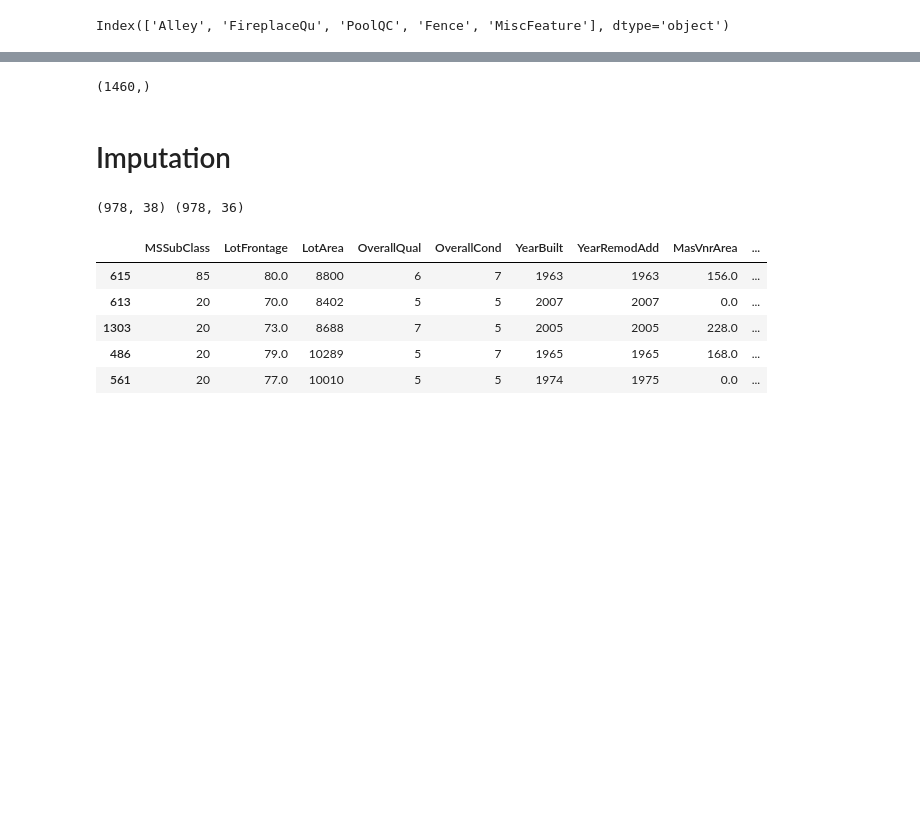
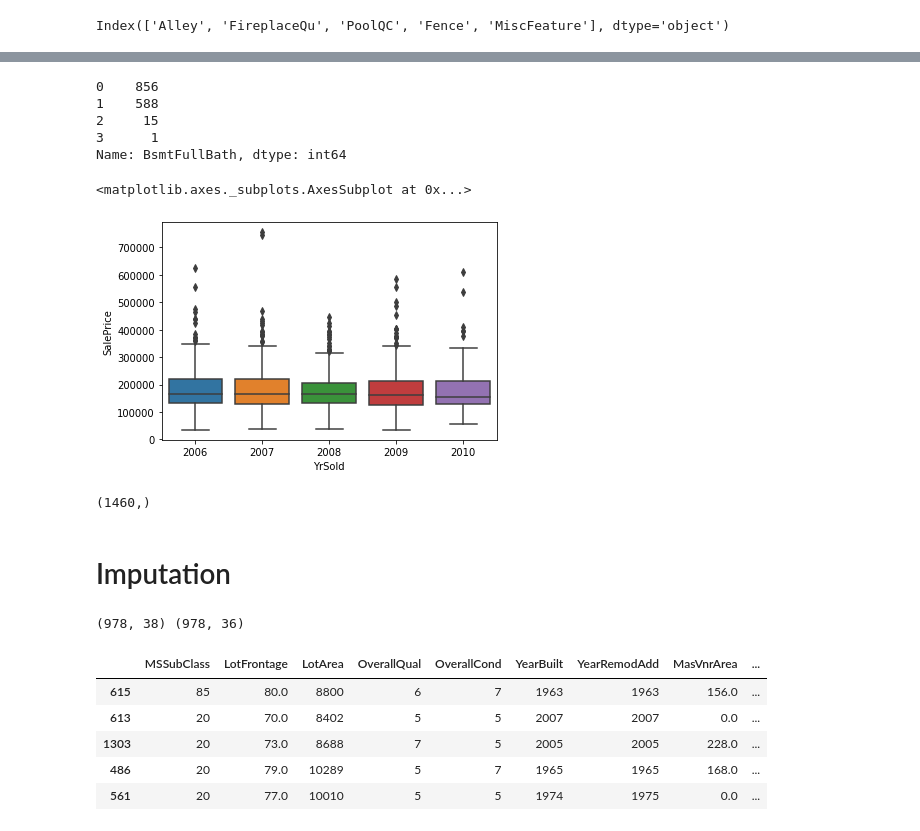
Before and after one commit to hargurjeet/Suprise_Housing, a Jupyter notebook: Suprise_Housing_Case_study.ipynb, the cells around one changed output, grey strips where cells are left out. Drawn from its saved outputs; the diff is of its cells as text; code cells hidden in the pictures; blank space fills up the shorter version.

```diff
--- a/Suprise_Housing_Case_study.ipynb
+++ b/Suprise_Housing_Case_study.ipynb
@@ -65,3 +214,16 @@ print(len(raw_data.columns))
+# %%
+raw_data_numberic['BsmtFullBath'].sort_values().value_counts()
+# %% [output]
+0    856
+1    588
+2     15
+3      1
+Name: BsmtFullBath, dtype: int64
+# %%
+sns.boxplot(y=raw_data_numberic.SalePrice, x=raw_data_numberic.YrSold, data=raw_data_numberic)
+# %% [output]
+<matplotlib.axes._subplots.AxesSubplot at 0x...>
+[figure, added]
 # %%
 X = raw_data.drop('SalePrice', axis=1)
 y = raw_data['SalePrice']
```
Also changed, not shown: parts of 32 cells of this notebook.
